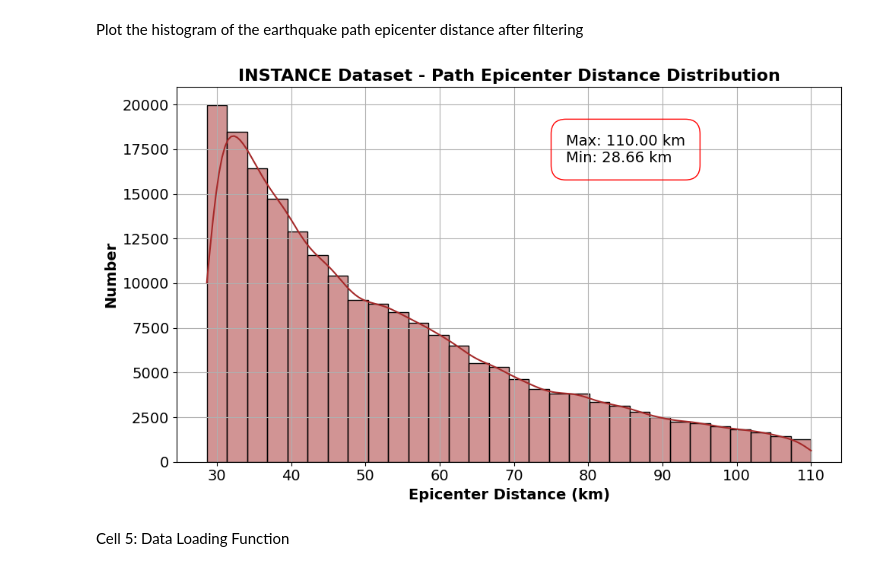
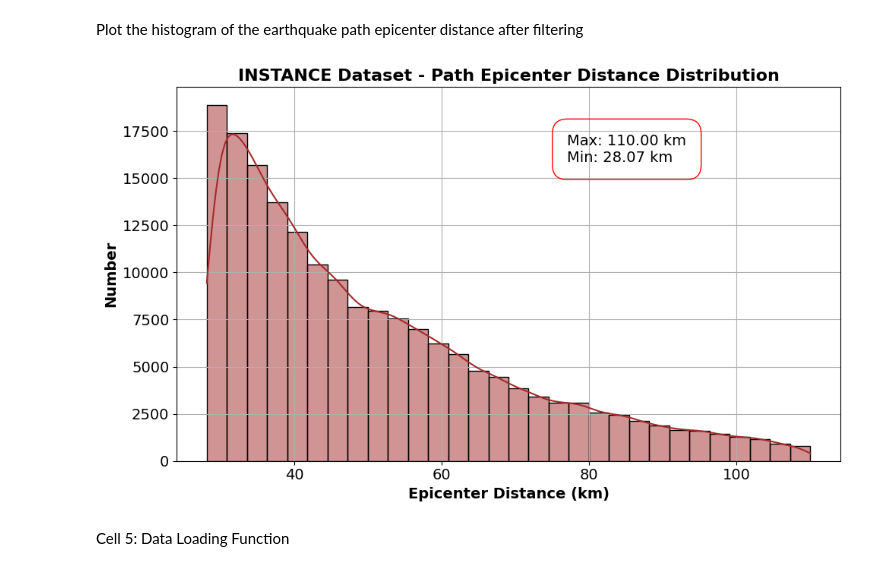
Before and after one commit to RoboRabbit666/Deep-Learning-For-Earthquake-Magnitude-Estimation, a Jupyter notebook: seismogram based data splitting/INSTANCE/Upper_Half_EpiDis_Seismogram_Based_Splitting_MO_INSTANCE_Preprocessing_Seisbench.ipynb, the cells around one changed output. Saved outputs shown, nothing was run; the diff lists cells and outputs as text; code cells hidden in the pictures.

```diff
--- a/seismogram based data splitting/INSTANCE/Upper_Half_EpiDis_Seismogram_Based_Splitting_MO_INSTANCE_Preprocessing_Seisbench.ipynb
+++ b/seismogram based data splitting/INSTANCE/Upper_Half_EpiDis_Seismogram_Based_Splitting_MO_INSTANCE_Preprocessing_Seisbench.ipynb
@@ -166,7 +166,7 @@ filters = [
     ('path_travel_time_P_s.notnull()', filtered_metadata.path_travel_time_P_s.notnull()),
     ('path_travel_time_P_s > 0', filtered_metadata.path_travel_time_P_s > 0),
     ('path_ep_distance_km.notnull()', filtered_metadata.path_ep_distance_km.notnull()),
-    ('path_ep_distance_km > 28.66', filtered_metadata.path_ep_distance_km > 28.66),
+    ('path_ep_distance_km > 0', filtered_metadata.path_ep_distance_km > 0),
     ('source_depth_km.notnull()', filtered_metadata.source_depth_km.notnull()),
     ('source_magnitude.notnull()', filtered_metadata.source_magnitude.notnull()),
     ('path_backazimuth_deg.notnull()', filtered_metadata.path_backazimuth_deg.notnull()),
@@ -247,22 +247,6 @@ else:
 
 print(f"Number of records after SNR filtering: {len(filtered_metadata)}")
 
-# Plot the histogram of the earthquake magnitudes after filtering
-plt.figure(figsize=(10, 6))
-sns.histplot(filtered_metadata["source_magnitude"], bins=30, kde=True, color='brown')
-plt.xlabel('Magnitude', fontweight='bold', fontsize=14)
-plt.ylabel('Number', fontweight='bold', fontsize=14)
-plt.tick_params(axis='both', which='major', labelsize=14)
-plt.grid(True)
-max_magnitude = filtered_metadata["source_magnitude"].max()
-min_magnitude = filtered_metadata["source_magnitude"].min()
-plt.text(0.7*max_magnitude, plt.gca().get_ylim()[1]*0.8,
-         f'Max: {max_magnitude:.2f} M\nMin: {min_magnitude:.2f} M',
-         bbox=dict(facecolor='none', edgecolor='red', boxstyle='round,pad=1'), fontsize=14)
-plt.title('INSTANCE Dataset - Magnitude Distribution (After Filtering)', fontweight='bold', fontsize=16)
-plt.tight_layout()
-plt.show()
-
 # Implementing multi-observations with a threshold of >= 400
 print("Filtering for multi-observations stations...")
 uniq_ins = filtered_metadata.station_code.unique()
@@ -288,4 +272,8 @@ print(f"Number of records after multi-observations filtering: {len(df_filtered)}
 # For seismogram-based splitting, we note event information but don't group by it
 print(f"\nSeismogram-based approach: treating each of {len(df_filtered)} seismograms independently")
 print(f"Note: This approach allows seismograms from the same event to be in different splits")
+
+# ADDED: Apply distance filter for upper split
+df_filtered = df_filtered[df_filtered.path_ep_distance_km > 28.07]
+print(f"Number of records after distance filtering (>28.07 km): {len(df_filtered)}")
 # %% [output]
@@ -330,20 +334,20 @@ Plot the histogram of the earthquake path epicenter distance after filtering
 # %%
 # Plot the histogram of the earthquake path epicenter distance after filtering
 plt.figure(figsize=(10, 6))
-sns.histplot(filtered_metadata["path_ep_distance_km"], bins=30, kde=True, color='brown')
+sns.histplot(df_filtered["path_ep_distance_km"], bins=30, kde=True, color='brown')
 plt.xlabel('Epicenter Distance (km)', fontweight='bold', fontsize=14)
 plt.ylabel('Number', fontweight='bold', fontsize=14)
 plt.tick_params(axis='both', which='major', labelsize=14)
 plt.grid(True)
-max_distance = filtered_metadata["path_ep_distance_km"].max()
-min_distance = filtered_metadata["path_ep_distance_km"].min()
+max_distance = df_filtered["path_ep_distance_km"].max()
+min_distance = df_filtered["path_ep_distance_km"].min()
 plt.text(0.7*max_distance, plt.gca().get_ylim()[1]*0.8,
          f'Max: {max_distance:.2f} km\nMin: {min_distance:.2f} km',
          bbox=dict(facecolor='none', edgecolor='red', boxstyle='round,pad=1'), fontsize=14)
 plt.title('INSTANCE Dataset - Path Epicenter Distance Distribution', fontweight='bold', fontsize=16)
 plt.tight_layout()
 plt.show()
 # %% [output]
-[figure, old version]
+[figure, new version]
 # %%
 # # Calculate the median epicenter distance after filtering
```
Also changed, not shown: parts of 8 cells of this notebook, 1 other file.
